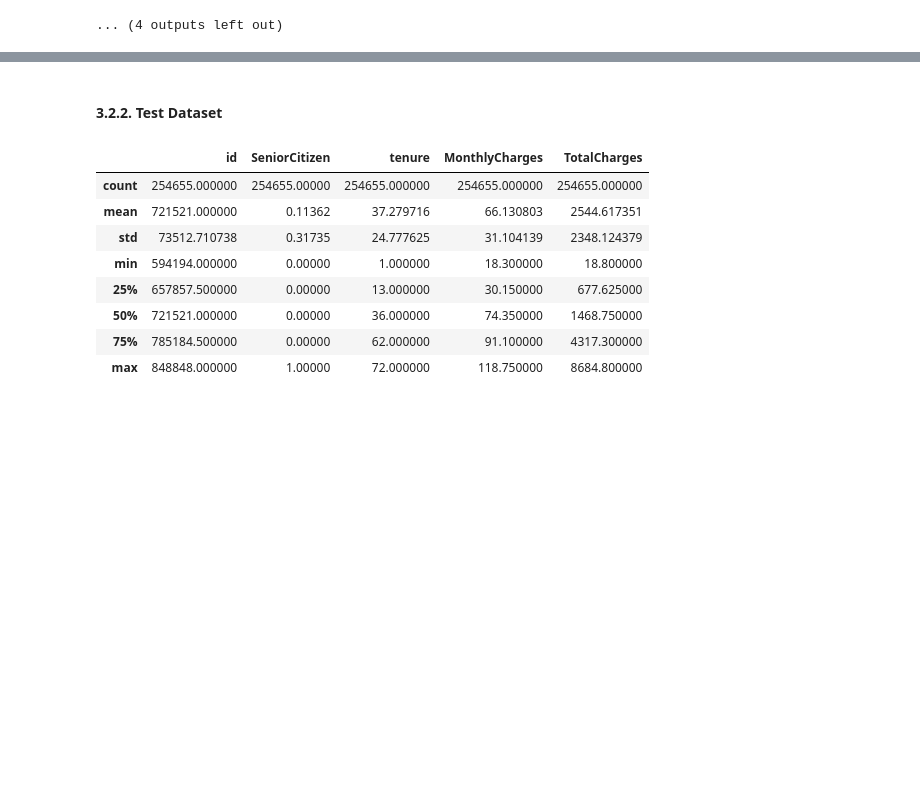
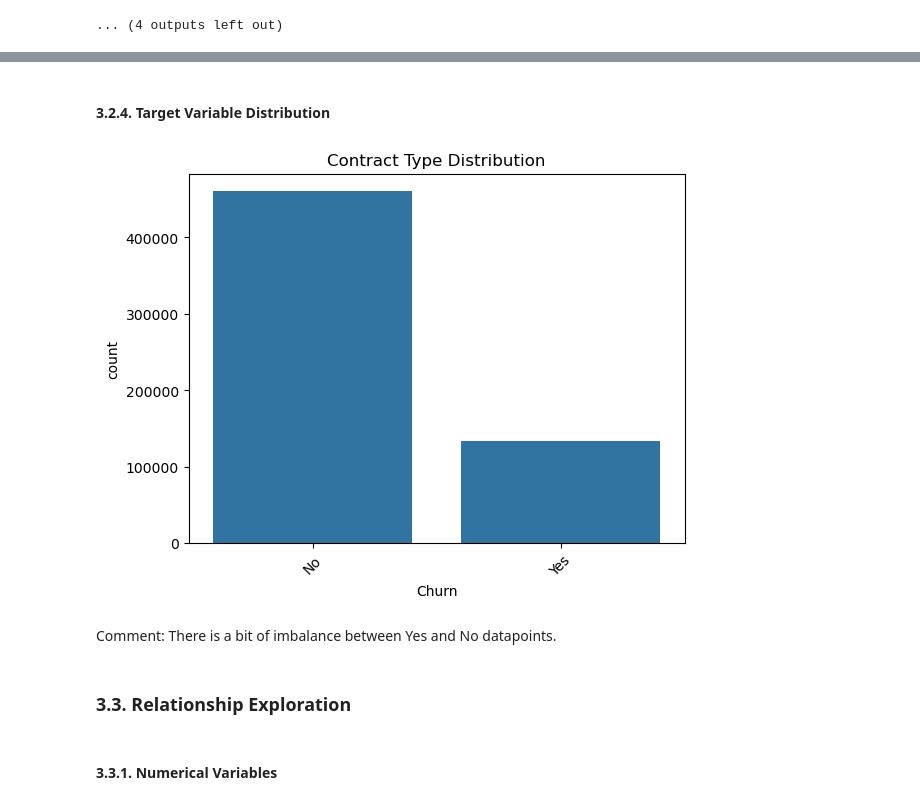
Before and after one commit to ManyYou/Predict-Customer-Churn-Kaggle-Competition, a Jupyter notebook: Data_Exploration.ipynb, the cells around one changed output, grey strips where cells are left out. Drawn from its saved outputs; the diff is of its cells as text; code cells hidden in the pictures; blank space fills up the shorter version.

```diff
--- a/Data_Exploration.ipynb
+++ b/Data_Exploration.ipynb
@@ -262,18 +276,18 @@ for col in cat_cols:
+# %% [markdown]
+#### 3.2.4. Target Variable Distribution
+# %%
+sns.countplot(data=df_train, x='Churn')
+plt.xticks(rotation=45)
+plt.title("Contract Type Distribution")
+plt.show()
+# %% [output]
+[figure, added]
+# %% [markdown]
+Comment: There is a bit of imbalance between Yes and No datapoints.
 # %% [markdown]
-#### 3.2.2. Test Dataset
+### 3.3. Relationship Exploration
-# %%
-# Test data
-df_test.describe()
-# %% [output]
-|  | id | SeniorCitizen | tenure | MonthlyCharges | TotalCharges |
-| count | 254655.000000 | 254655.00000 | 254655.000000 | 254655.000000 | 254655.000000 |
-| mean | 721521.000000 | 0.11362 | 37.279716 | 66.130803 | 2544.617351 |
-| std | 73512.710738 | 0.31735 | 24.777625 | 31.104139 | 2348.124379 |
-| min | 594194.000000 | 0.00000 | 1.000000 | 18.300000 | 18.800000 |
-| 25% | 657857.500000 | 0.00000 | 13.000000 | 30.150000 | 677.625000 |
-| 50% | 721521.000000 | 0.00000 | 36.000000 | 74.350000 | 1468.750000 |
-| 75% | 785184.500000 | 0.00000 | 62.000000 | 91.100000 | 4317.300000 |
-| max | 848848.000000 | 1.00000 | 72.000000 | 118.750000 | 8684.800000 |
+# %% [markdown]
+#### 3.3.1. Numerical Variables
 # %%
 # Box Plot, Numerical vs Target
 
```
Also changed, not shown: parts of 44 cells of this notebook, 5 other files.
